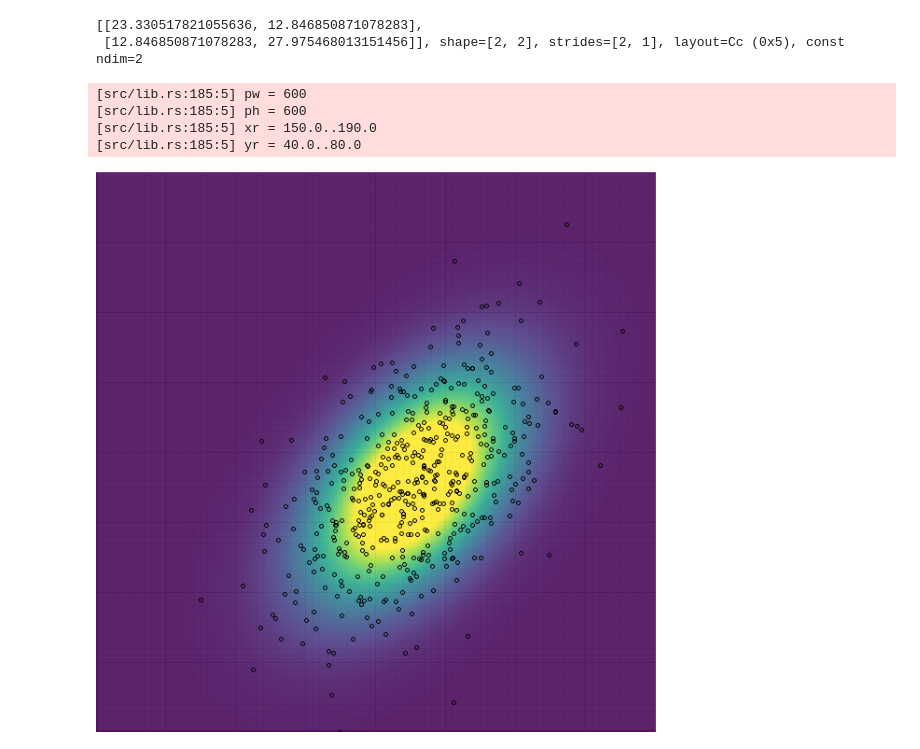
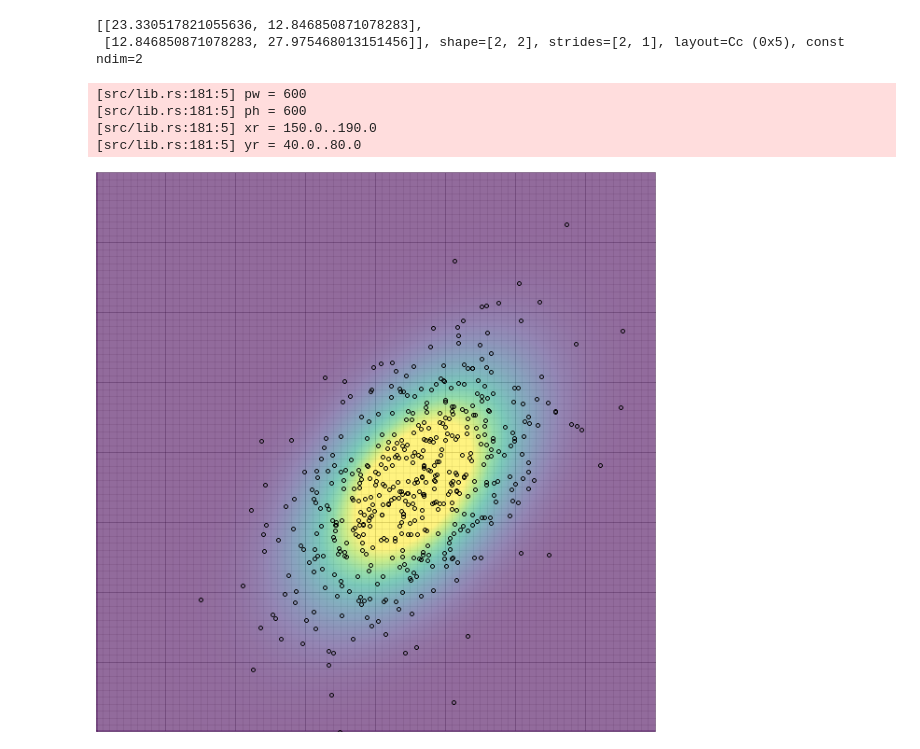
Before and after one commit to kentakom1213/deep-learning-from-scratch-5, a Jupyter notebook: step3/3-4_多次元正規分布の最尤推定.ipynb, the cells around one changed output. Saved outputs shown, nothing was run; the diff lists cells and outputs as text; code cells hidden in the pictures.

```diff
--- a/step3/3-4_多次元正規分布の最尤推定.ipynb
+++ b/step3/3-4_多次元正規分布の最尤推定.ipynb
@@ -236,36 +236,36 @@ let mut canvas = RgbImage::new(width, height);
 
     // プロット領域に描画
     let plotting_area = chart.plotting_area();
     let range = plotting_area.get_pixel_range();
 
     // 幅などの設定
     let (pw, ph) = (range.0.end - range.0.start, range.1.end - range.1.start);
     let (xr, yr) = (chart.x_range(), chart.y_range());
 
     dbg!(pw, ph, xr, yr);
 
     // モデルのプロット
     for x in linspace(150.0, 190.0, 1200) {
         for y in linspace(40.0, 80.0, 1200) {
             let p = array![[x, y]];
             let z = multivariate_normal(p.view(), data_mu.view(), data_cov.view()).unwrap()[0];
             let mut color = ViridisRGBA::get_color(z * 200.0);
-            color.3 = 0.4;
+            color.3 = 0.2;
 
             plotting_area.draw_pixel((x, y), &color)?;
         }
     }
 
     // データのプロット
     chart.draw_series(
         height_weight_data[..500].iter().map(|x| Circle::new((x[0], x[1]), 2, &BLACK))
     )?;
 }
 
 canvas
 # %% [output]
-[src/lib.rs:185:5] pw = 600
-[src/lib.rs:185:5] ph = 600
-[src/lib.rs:185:5] xr = 150.0..190.0
-[src/lib.rs:185:5] yr = 40.0..80.0
+[src/lib.rs:181:5] pw = 600
+[src/lib.rs:181:5] ph = 600
+[src/lib.rs:181:5] xr = 150.0..190.0
+[src/lib.rs:181:5] yr = 40.0..80.0
-[figure, old version]
+[figure, new version]
```
Also changed, not shown: parts of 4 cells of this notebook, 7 other files.
